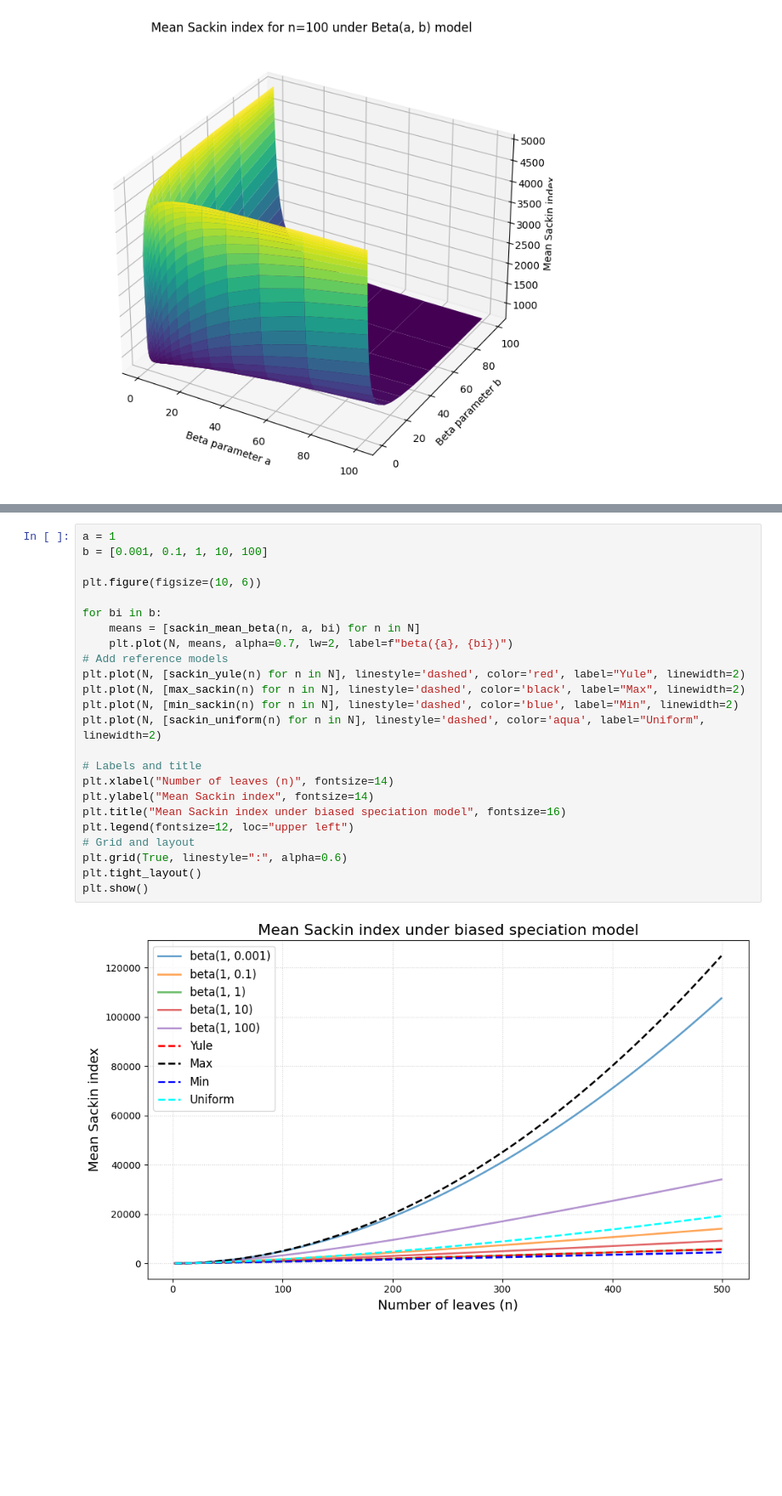
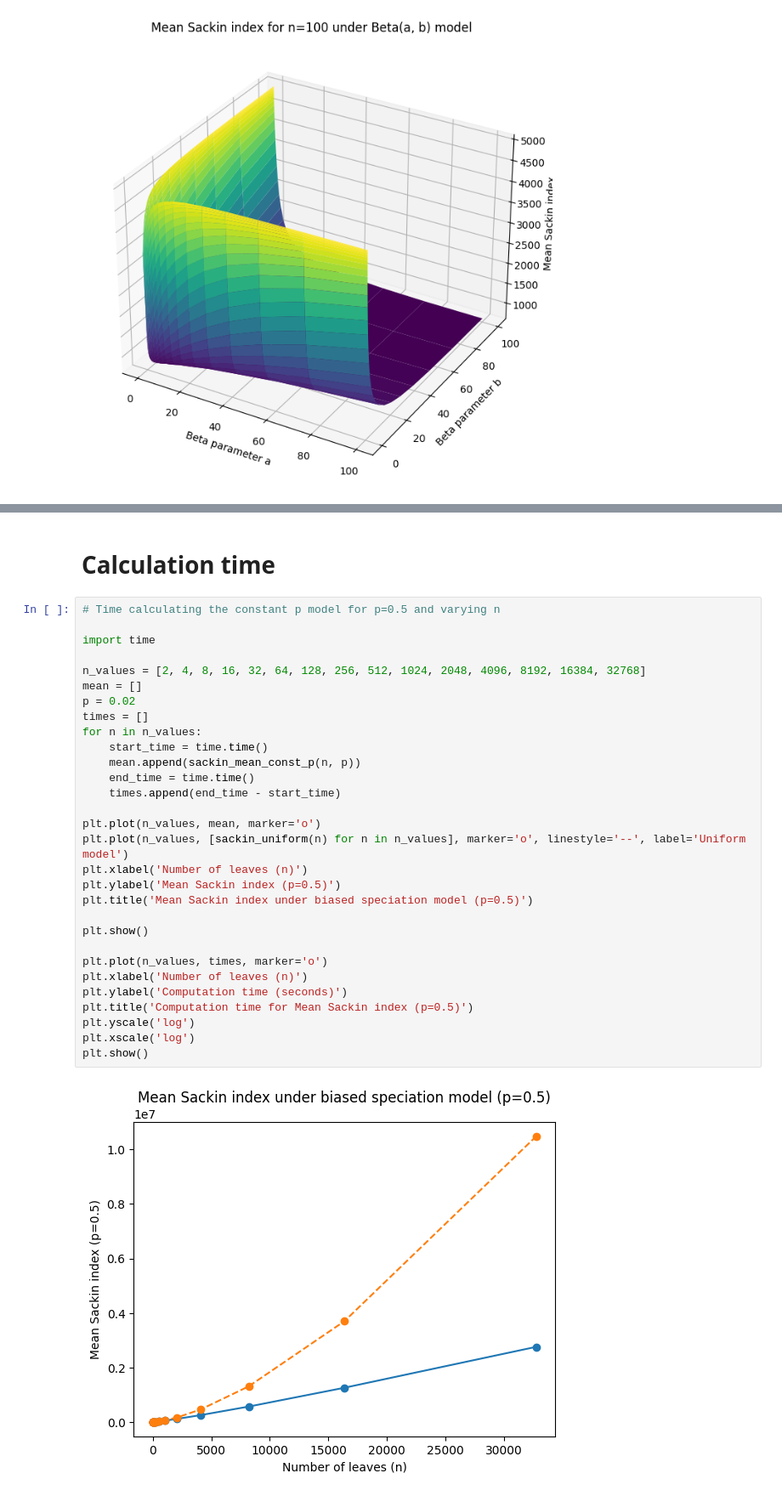
Before and after one commit to dbauman18/biased_speciation_calculation, a Jupyter notebook: biased_speciation.ipynb, the cells around one changed output, grey strips where cells are left out. Shown at 85% size. Drawn from its saved outputs; the diff is of its cells as text; blank space fills up the shorter version.

```diff
--- a/biased_speciation.ipynb
+++ b/biased_speciation.ipynb
@@ -524,26 +479,34 @@ plt.show()
-# %%
-a = 1
-b = [0.001, 0.1, 1, 10, 100]
-
-plt.figure(figsize=(10, 6))
-
-for bi in b:
-    means = [sackin_mean_beta(n, a, bi) for n in N]
-    plt.plot(N, means, alpha=0.7, lw=2, label=f"beta({a}, {bi})")
-# Add reference models
-plt.plot(N, [sackin_yule(n) for n in N], linestyle='dashed', color='red', label="Yule", linewidth=2)
-plt.plot(N, [max_sackin(n) for n in N], linestyle='dashed', color='black', label="Max", linewidth=2)
-plt.plot(N, [min_sackin(n) for n in N], linestyle='dashed', color='blue', label="Min", linewidth=2)
-plt.plot(N, [sackin_uniform(n) for n in N], linestyle='dashed', color='aqua', label="Uniform", linewidth=2)
-
-# Labels and title
-plt.xlabel("Number of leaves (n)", fontsize=14)
-plt.ylabel("Mean Sackin index", fontsize=14)
-plt.title("Mean Sackin index under biased speciation model", fontsize=16)
-plt.legend(fontsize=12, loc="upper left")
-# Grid and layout
-plt.grid(True, linestyle=":", alpha=0.6)
-plt.tight_layout()
-plt.show()
-# %% [output]
-[figure, removed]
+# %% [markdown]
+# Calculation time
+# %%
+# Time calculating the constant p model for p=0.5 and varying n
+
+import time
+
+n_values = [2, 4, 8, 16, 32, 64, 128, 256, 512, 1024, 2048, 4096, 8192, 16384, 32768]
+mean = []
+p = 0.02
+times = []
+for n in n_values:
+    start_time = time.time()
+    mean.append(sackin_mean_const_p(n, p))
+    end_time = time.time()
+    times.append(end_time - start_time)
+
+plt.plot(n_values, mean, marker='o')
+plt.plot(n_values, [sackin_uniform(n) for n in n_values], marker='o', linestyle='--', label='Uniform model')
+plt.xlabel('Number of leaves (n)')
+plt.ylabel('Mean Sackin index (p=0.5)')
+plt.title('Mean Sackin index under biased speciation model (p=0.5)')
+
+plt.show()
+
+plt.plot(n_values, times, marker='o')
+plt.xlabel('Number of leaves (n)')
+plt.ylabel('Computation time (seconds)')
+plt.title('Computation time for Mean Sackin index (p=0.5)')
+plt.yscale('log')
+plt.xscale('log')
+plt.show()
+# %% [output]
+[figure, added]
```
Also changed, not shown: parts of 5 cells of this notebook.
